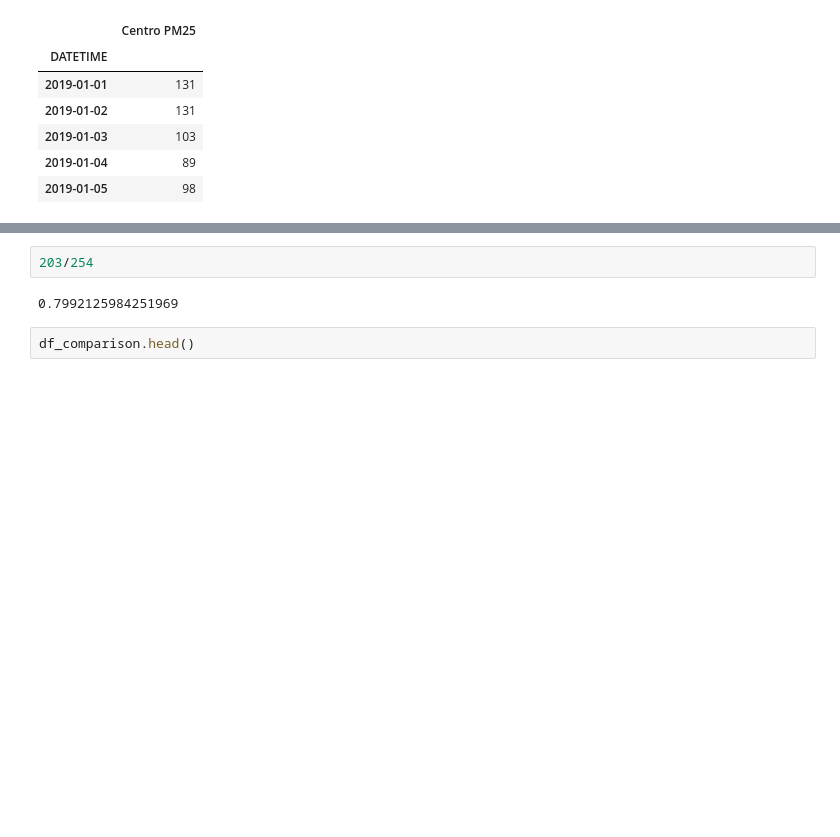
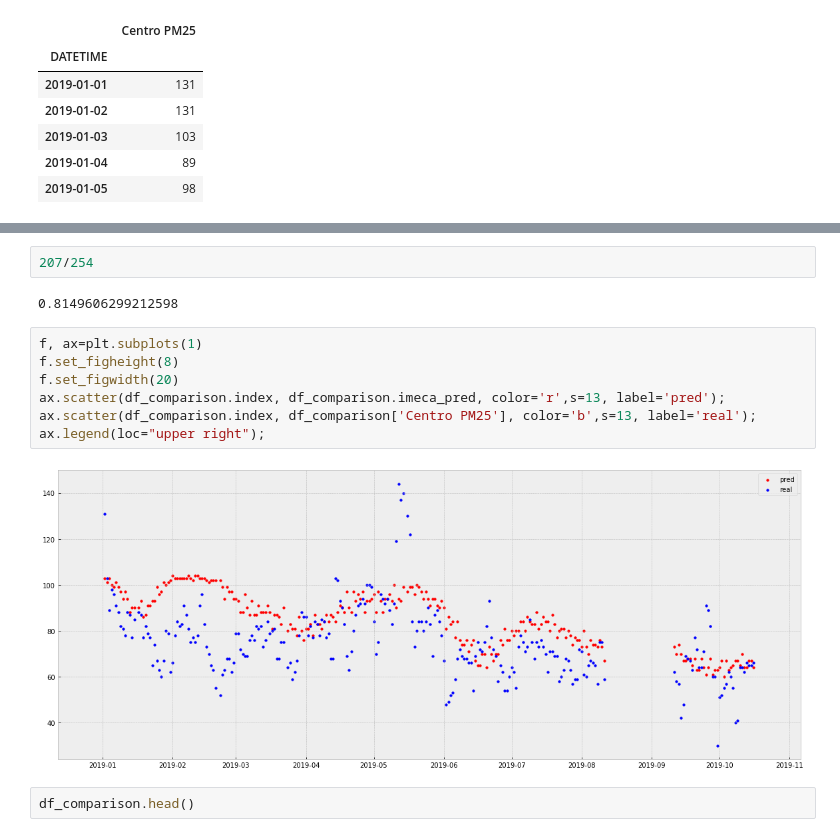
Before and after one commit to luisferlc/Forecasting-IMECA-CDMX, a Jupyter notebook: modelos/imeca_PM2.5_cuauh_perday.ipynb, the cells around one changed output, grey strips where cells are left out. Cells and saved outputs as stored; diff of their text form; blank space fills up the shorter version.

Commit message:
imeca prediction

```diff
--- a/modelos/imeca_PM2.5_cuauh_perday.ipynb
+++ b/modelos/imeca_PM2.5_cuauh_perday.ipynb
@@ -341,8 +341,17 @@ df_comparison.comparacion_imecas.value_counts()
 Name: comparacion_imecas, dtype: int64
 # %%
-203/254
+207/254
 # %% [output]
-0.7992125984251969
+0.8149606299212598
+# %%
+f, ax=plt.subplots(1)
+f.set_figheight(8)
+f.set_figwidth(20)
+ax.scatter(df_comparison.index, df_comparison.imeca_pred, color='r',s=13, label='pred');
+ax.scatter(df_comparison.index, df_comparison['Centro PM25'], color='b',s=13, label='real');
+ax.legend(loc="upper right");
+# %% [output]
+[figure, added]
 # %%
 df_comparison.head()
 # %% [output]
```
Also changed, not shown: parts of 6 cells of this notebook, 5 other files.
